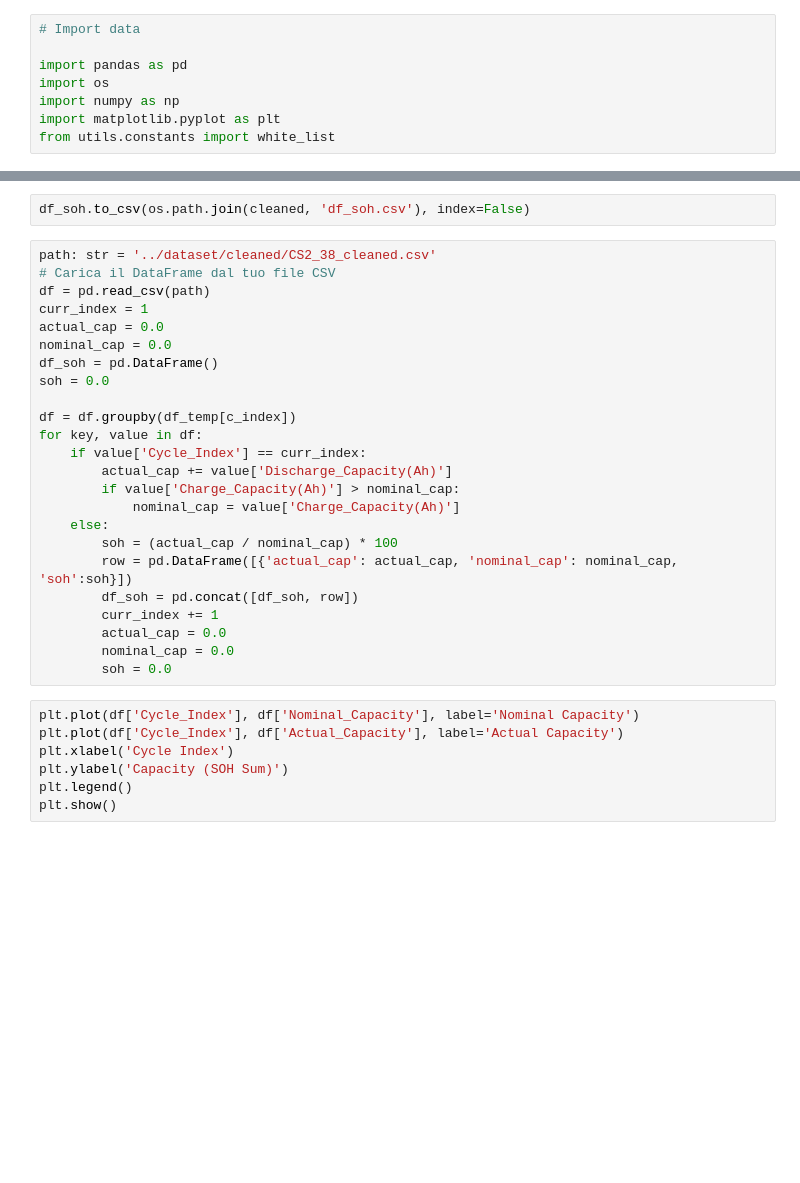
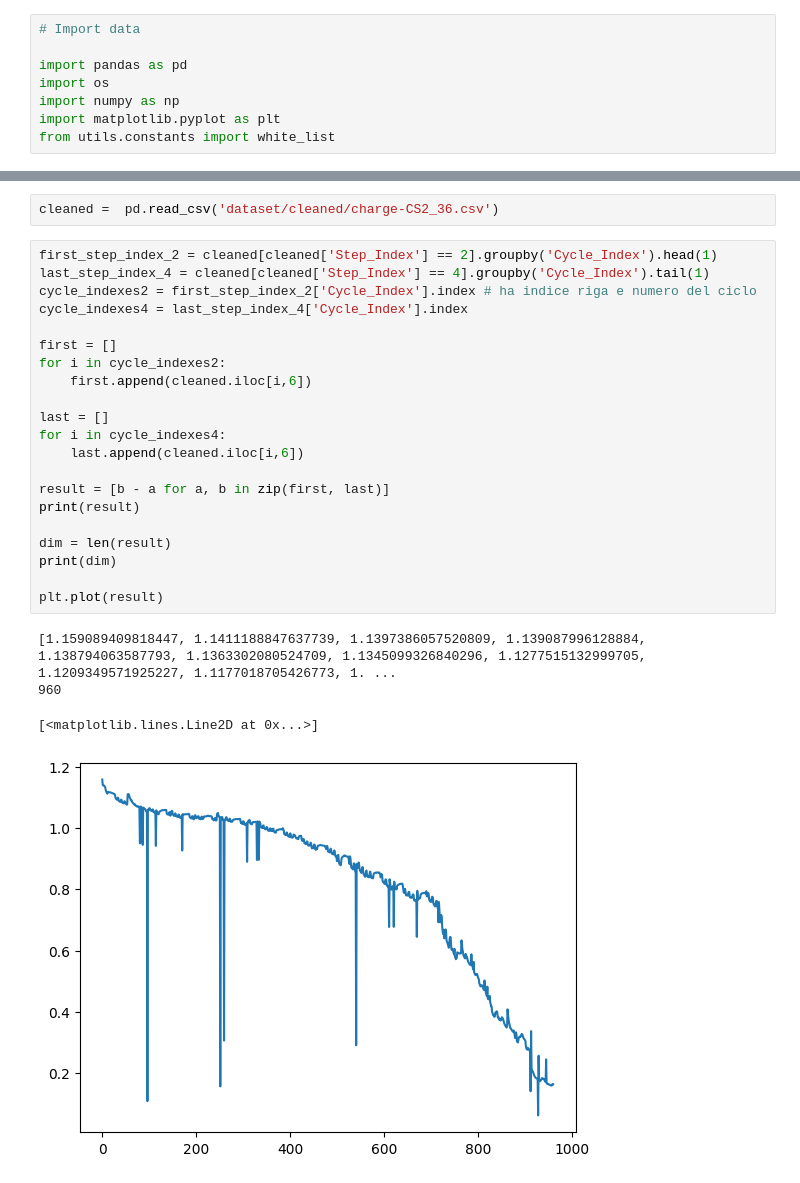
Before and after one commit to LorenzoLongarini/RUL-estimation-of-lithium-batteries, a Jupyter notebook: src/notebook/soh.ipynb, the cells around one changed output, grey strips where cells are left out. Saved outputs shown, nothing was run; the diff lists cells and outputs as text; blank space fills up the shorter version.

```diff
--- a/src/notebook/soh.ipynb
+++ b/src/notebook/soh.ipynb
@@ -83,33 +12,28 @@ for index, group in df.groupby('Cycle_Index'):
-# %%
-df_soh.to_csv(os.path.join(cleaned, 'df_soh.csv'), index=False)
-# %%
-path: str = '../dataset/cleaned/CS2_38_cleaned.csv'
-# Carica il DataFrame dal tuo file CSV
-df = pd.read_csv(path)
-curr_index = 1
-actual_cap = 0.0
-nominal_cap = 0.0
-df_soh = pd.DataFrame()
-soh = 0.0
-
-df = df.groupby(df_temp[c_index])
-for key, value in df:
-    if value['Cycle_Index'] == curr_index:
-        actual_cap += value['Discharge_Capacity(Ah)']
-        if value['Charge_Capacity(Ah)'] > nominal_cap:
-            nominal_cap = value['Charge_Capacity(Ah)']
-    else:
-        soh = (actual_cap / nominal_cap) * 100
-        row = pd.DataFrame([{'actual_cap': actual_cap, 'nominal_cap': nominal_cap, 'soh':soh}])
-        df_soh = pd.concat([df_soh, row])
-        curr_index += 1
-        actual_cap = 0.0
-        nominal_cap = 0.0
-        soh = 0.0
-# %%
-plt.plot(df['Cycle_Index'], df['Nominal_Capacity'], label='Nominal Capacity')
-plt.plot(df['Cycle_Index'], df['Actual_Capacity'], label='Actual Capacity')
-plt.xlabel('Cycle Index')
-plt.ylabel('Capacity (SOH Sum)')
-plt.legend()
-plt.show()
+# %%
+cleaned =  pd.read_csv('dataset/cleaned/charge-CS2_36.csv')
+# %%
+first_step_index_2 = cleaned[cleaned['Step_Index'] == 2].groupby('Cycle_Index').head(1)
+last_step_index_4 = cleaned[cleaned['Step_Index'] == 4].groupby('Cycle_Index').tail(1)
+cycle_indexes2 = first_step_index_2['Cycle_Index'].index # ha indice riga e numero del ciclo
+cycle_indexes4 = last_step_index_4['Cycle_Index'].index
+
+first = []
+for i in cycle_indexes2:
+    first.append(cleaned.iloc[i,6])
+
+last = []
+for i in cycle_indexes4:
+    last.append(cleaned.iloc[i,6])
+
+result = [b - a for a, b in zip(first, last)]
+print(result)
+
+dim = len(result)
+print(dim)
+
+plt.plot(result)
+# %% [output]
+[1.159089409818447, 1.1411188847637739, 1.1397386057520809, 1.139087996128884, 1.138794063587793, 1.1363302080524709, 1.1345099326840296, 1.1277515132999705, 1.1209349571925227, 1.1177018705426773, 1. ...
+960
+[<matplotlib.lines.Line2D at 0x...>]
+[figure, added]
```
Also changed, not shown: parts of 7 cells of this notebook, 9 other files.
